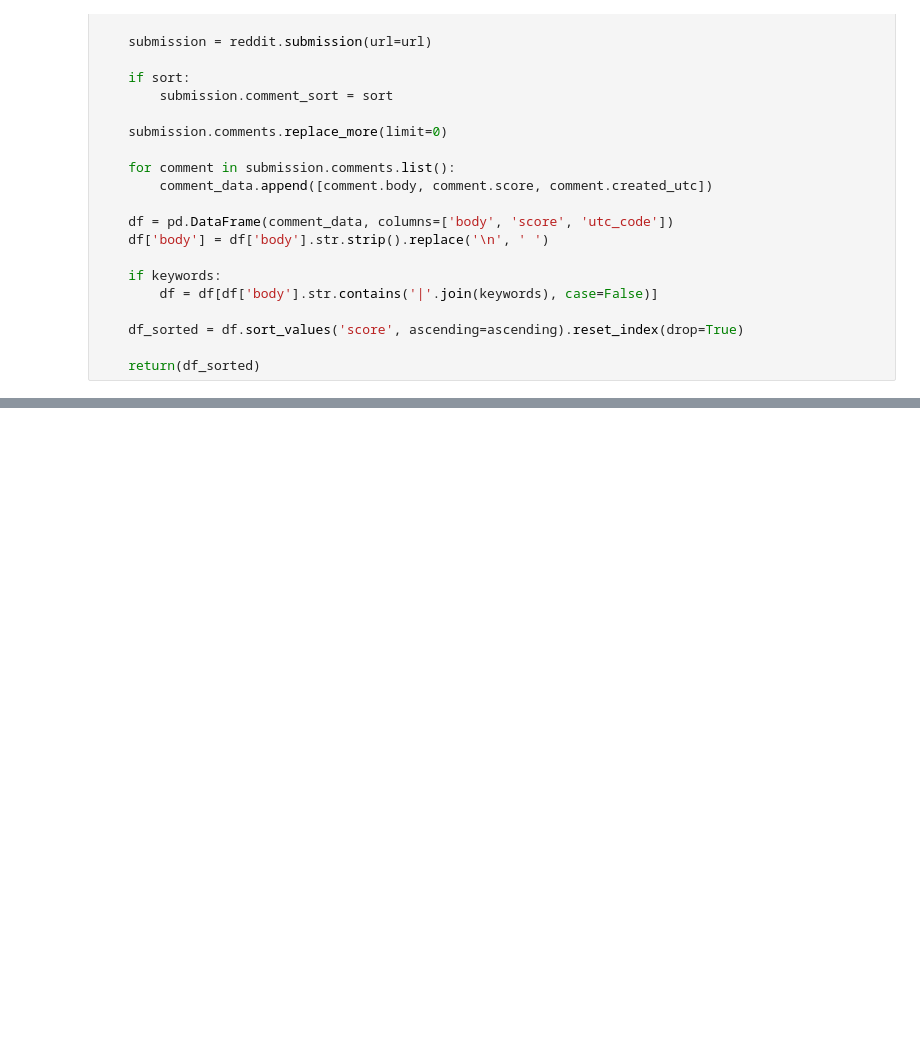
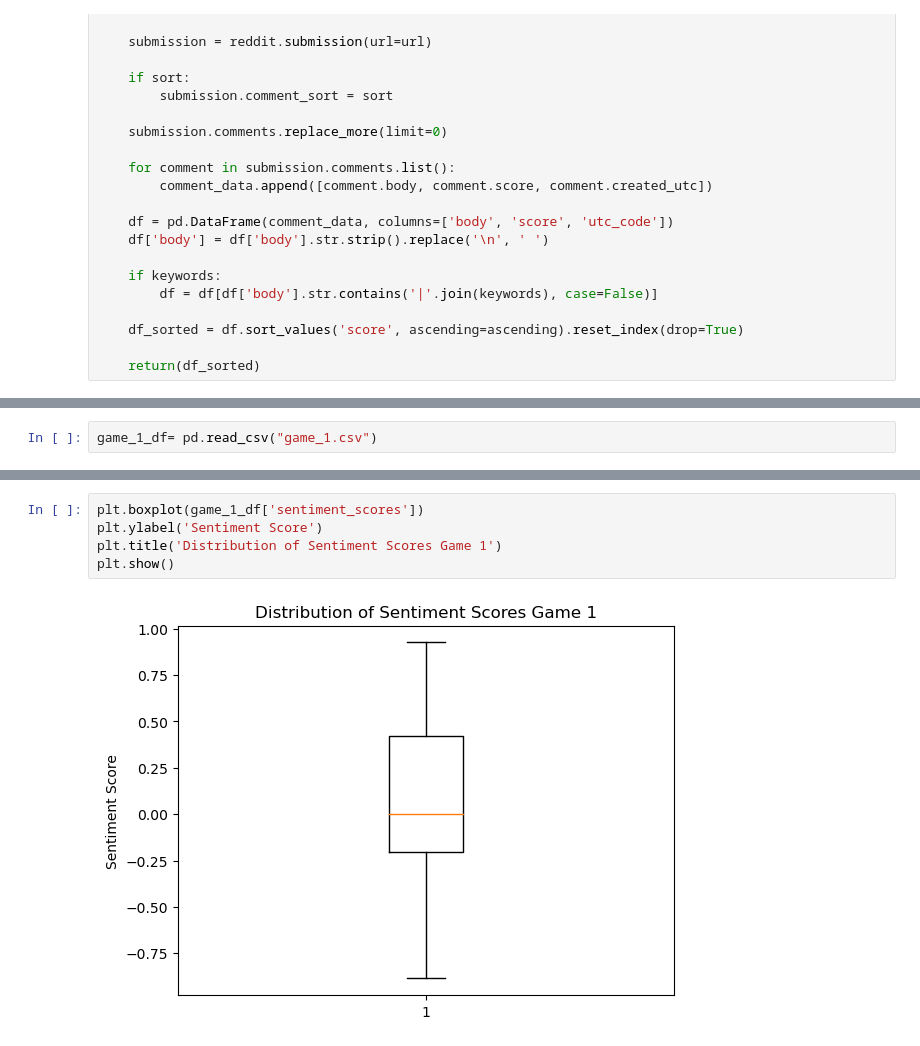
Before and after one commit to michalwodnicki/nba-sentiment, a Jupyter notebook: testing.ipynb, the cells around one changed output, grey strips where cells are left out. Cells and saved outputs as stored; diff of their text form; blank space fills up the shorter version.

```diff
--- a/testing.ipynb
+++ b/testing.ipynb
@@ -59,0 +211,2 @@ print(df.head(),'\n', f"length of query: {len(df)}")
+# %%
+game_1_df= pd.read_csv("game_1.csv")
@@ -59,0 +292,7 @@ print(df.head(),'\n', f"length of query: {len(df)}")
+# %%
+plt.boxplot(game_1_df['sentiment_scores'])
+plt.ylabel('Sentiment Score')
+plt.title('Distribution of Sentiment Scores Game 1')
+plt.show()
+# %% [output]
+[figure, added]
```
Also changed, not shown: parts of 20 cells of this notebook, 9 other files.
